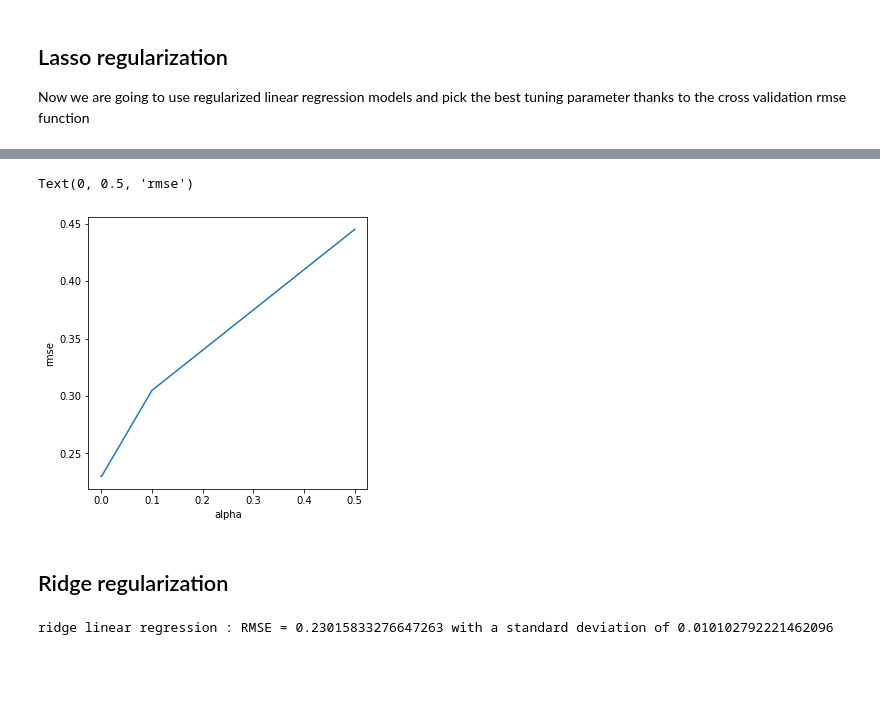
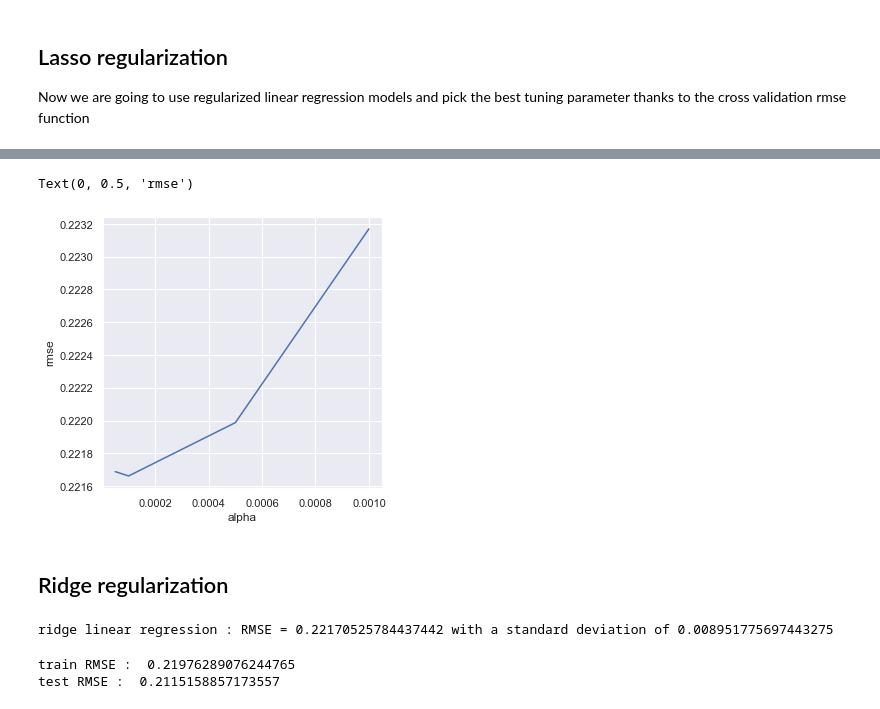
Before and after one commit to LHB-Group/Civil-Work-Bidding-And-Investment-Helper, a Jupyter notebook: NoteBooks/predictive_models.ipynb, the cells around one changed output, grey strips where cells are left out. Cells and saved outputs as stored; diff of their text form; code cells hidden in the pictures; blank space fills up the shorter version.

Commit message:
cleaning nb, finish models nb

````diff
--- a/NoteBooks/predictive_models.ipynb
+++ b/NoteBooks/predictive_models.ipynb
@@ -212,16 +231,20 @@ X :
 # %%
 #Manually selecting type of features
 numeric_features=[
+    'Permit Type',
     'Proposed Units',
     'Number of Proposed Stories_',
     'lat_lon',
-    'total_area_m2'
+    'total_area_m2',
+    'Zipcode_f',
+    'Proposed Use_f',
+    'Proposed Construction Type_f'
     ]
 
 categorical_features=[
-    'Proposed Use',
-    'Permit Type',
-    'Proposed Construction Type_'
+    #'Zipcode',
+    #'Proposed Use',
+    #'Proposed Construction Type_'
     ]
 # %% [markdown]
 ## **Preprocessor**
@@ -272,8 +295,8 @@ print("...Done!")
 print(X_test[0:5,:]) # X_test is now a numpy array
 print()
 
-Y_train = Y_train.to_numpy()
-Y_test = Y_test.to_numpy()
+#Y_train = Y_train.to_numpy()
+#Y_test = Y_test.to_numpy()
 # %% [output]
 Preprocessing X_train...
 
@@ -304,10 +327,12 @@
 as ```cross_val_score``` does not have this option.
 # %%
 #root mean squared error for 5-folds cross validation
-def rmse_cv(model, x, y):
-    random_state = 84
-    n_folds = 5
-    kf = KFold(n_folds, shuffle=True, random_state=random_state).get_n_splits(X_train)
+n_folds = 5
+random_state = 0
+def rmse_cv(model,random_state,n_folds, x, y):
+    random_state = random_state
+    n_folds = n_folds
+    kf = KFold(n_folds, shuffle=True, random_state=random_state).split(X_train)
     rmse= np.sqrt(-cross_val_score(model, x, y, scoring="neg_mean_squared_error", cv = kf))
     return(rmse)
 # %% [markdown]
@@ -404,6 +440,6 @@ plt.show()
 Now we are going to use regularized linear regression models and pick the best tuning parameter thanks to the cross validation rmse function
 # %%
 # create model
-lasso_regressor = Lasso(alpha =0.0005)
+lasso_regressor = Lasso(alpha =0.0001)
 # %%
 # computing cross validation scores
@@ -445,13 +492,14 @@ plt.show()
 # %%
-alphas = [0.5, 0.1, 0.001, 0.0005, 0.0001]
-cv_lasso = [rmse_cv(Lasso(alpha = alpha), X_train, Y_train).mean() for alpha in alphas]
+#[0.5, 0.1, 0.001, 0.0005, 0.0001]
+alphas = [0.001, 0.0005, 0.0001, 0.00005]
+cv_lasso = [rmse_cv(Lasso(alpha = alpha), random_state, n_folds, X_train, Y_train).mean() for alpha in alphas]
 cv_lasso = pd.Series(cv_lasso, index = alphas)
 cv_lasso.plot(figsize=(5, 5))
 plt.xlabel("alpha")
 plt.ylabel("rmse")
 # %% [output]
 Text(0, 0.5, 'rmse')
-[figure, old version]
+[figure, new version]
 # %% [markdown]
 ## Ridge regularization
 # %%
@@ -460,15 +508,26 @@ ridge_regressor = Ridge(alpha =15)
 # %%
 # computing cross validation scores
-ridge_regression_scores = rmse_cv(ridge_regressor, X_train, Y_train)
+ridge_regression_scores = rmse_cv(ridge_regressor, random_state, n_folds, X_train, Y_train)
 
 print("ridge linear regression : RMSE = {} with a standard deviation of {}".format(ridge_regression_scores.mean(), ridge_regression_scores.std()))
 # %% [output]
-ridge linear regression : RMSE = 0.23015833276647263 with a standard deviation of 0.010102792221462096
+ridge linear regression : RMSE = 0.22170525784437442 with a standard deviation of 0.008951775697443275
 # %%
 # fit the model and predict values from train an validation sets
 ridge_regressor.fit(X_train, Y_train)
 Y_train_pred = ridge_regressor.predict(X_train)
 Y_test_pred = ridge_regressor.predict(X_test)
+# %%
+# score full train set
+ridge_rmse_train = mean_squared_error(Y_train, Y_train_pred, squared=False)
+print('train RMSE : ', ridge_rmse_train)
+
+# score test set
+ridge_rmse_test = mean_squared_error(Y_test, Y_test_pred, squared=False)
+print('test RMSE : ', ridge_rmse_test)
+# %% [output]
+train RMSE :  0.21976289076244765
+test RMSE :  0.2115158857173557
 # %%
 # Plot residuals
 plt.figure(figsize=(10, 10))
````
Also changed, not shown: parts of 72 cells of this notebook, 2 other files.
